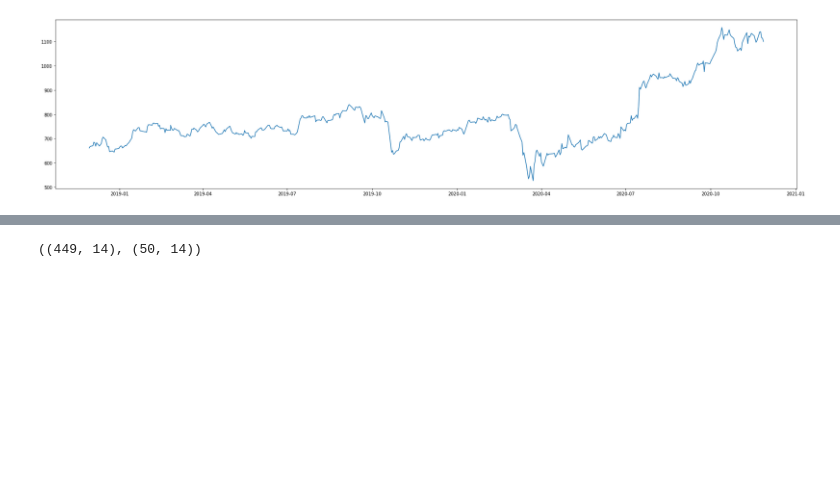
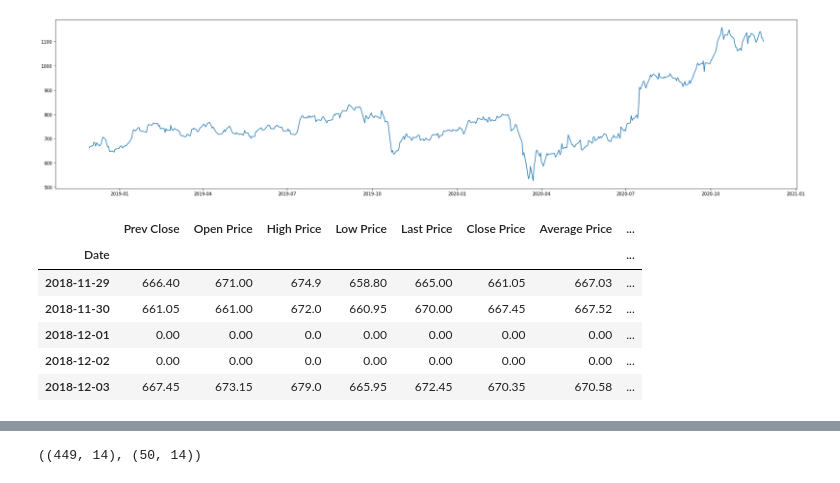
Before and after one commit to vedanthshenoy/Infy-stock-price-prediction-BiLSTM, a Jupyter notebook: infy_share_prediction.ipynb, the cells around one changed output, grey strips where cells are left out. Cells and saved outputs as stored; diff of their text form; code cells hidden in the pictures; blank space fills up the shorter version.

```diff
--- a/infy_share_prediction.ipynb
+++ b/infy_share_prediction.ipynb
@@ -47,3 +47,14 @@ plt.plot(data.index,data['Close Price'])
 plt.show()
 # %% [output]
 [figure]
+# %%
+data_day=data.resample('D').sum()
+data_day.head()
+# %% [output]
+|  | Prev Close | Open Price | High Price | Low Price | Last Price | Close Price | Average Price | ... |
+| Date |  |  |  |  |  |  |  | ... |
+| 2018-11-29 | 666.40 | 671.00 | 674.9 | 658.80 | 665.00 | 661.05 | 667.03 | ... |
+| 2018-11-30 | 661.05 | 661.00 | 672.0 | 660.95 | 670.00 | 667.45 | 667.52 | ... |
+| 2018-12-01 | 0.00 | 0.00 | 0.0 | 0.00 | 0.00 | 0.00 | 0.00 | ... |
+| 2018-12-02 | 0.00 | 0.00 | 0.0 | 0.00 | 0.00 | 0.00 | 0.00 | ... |
+| 2018-12-03 | 667.45 | 673.15 | 679.0 | 665.95 | 672.45 | 670.35 | 670.58 | ... |
```
Also changed, not shown: parts of 1 cell of this notebook.
